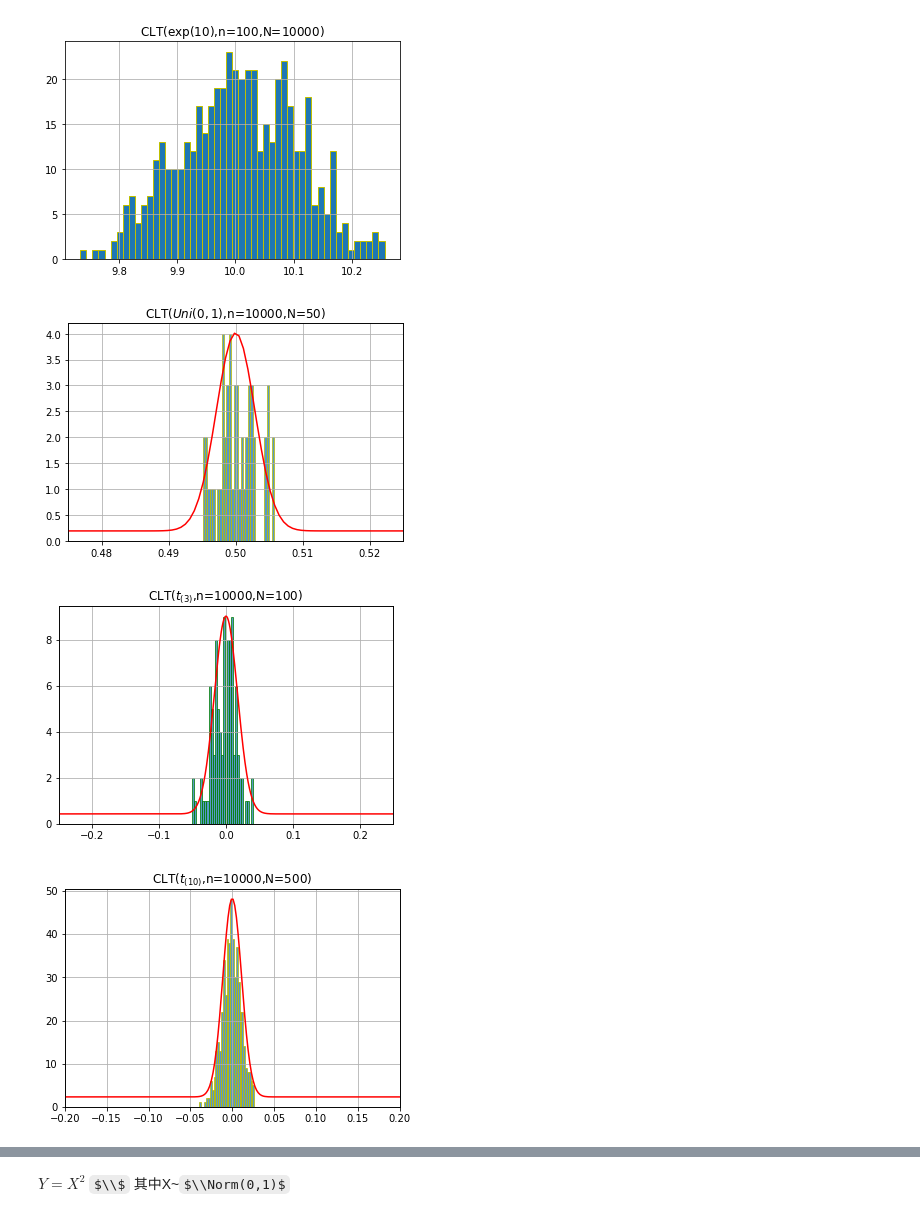
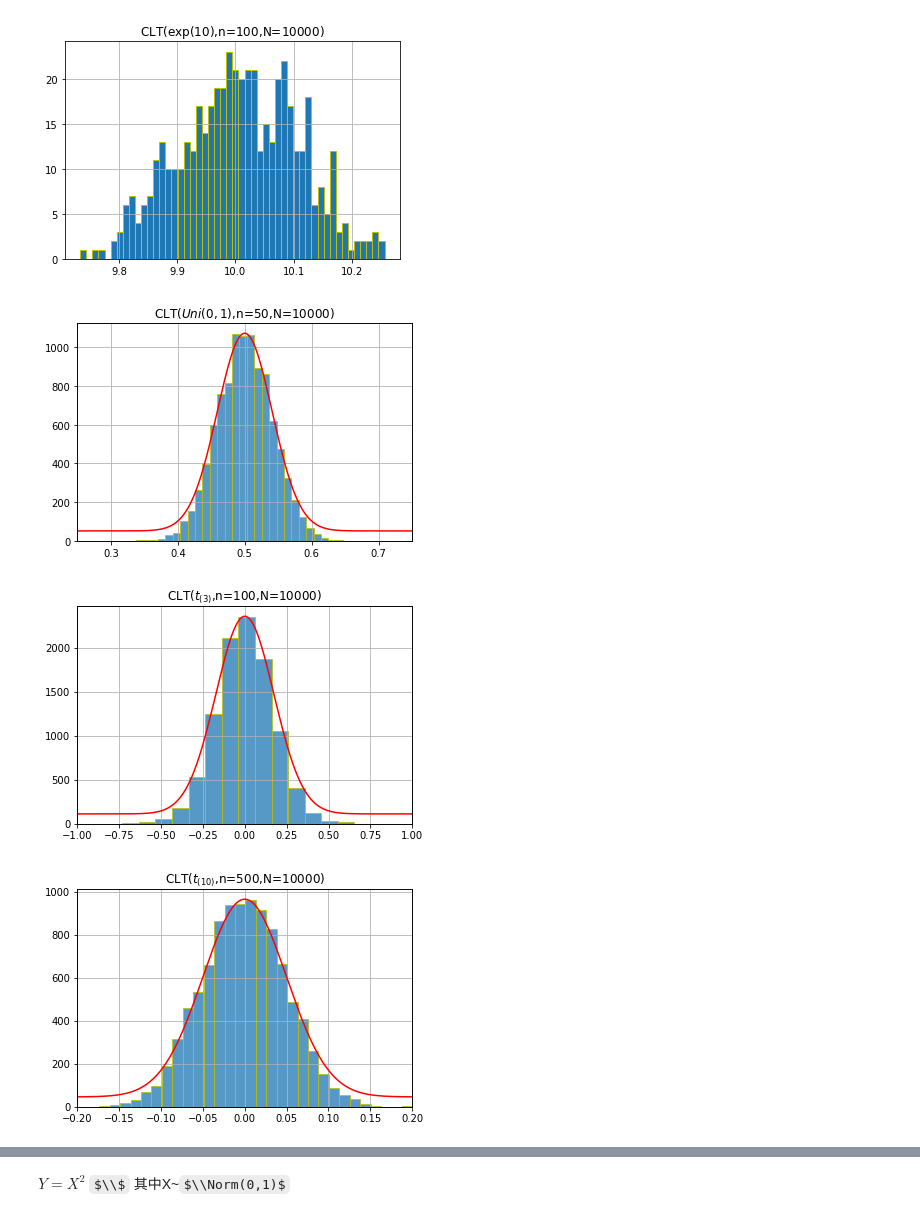
Before and after one commit to aceaceace123/Maching-Learning, a Jupyter notebook: hw3.ipynb, the cells around one changed output, grey strips where cells are left out. Drawn from its saved outputs; the diff is of its cells as text; code cells hidden in the pictures; some formulas as TeX source.

```diff
--- a/hw3.ipynb
+++ b/hw3.ipynb
@@ -363,7 +363,7 @@ plt.show()
 # %% [output]
 [figure]
 # %%
-n,N=10000,50#N母體n每次的樣本個數
+N,n=10000,50#N母體n每次的樣本個數
 bins=30
 rng=np.random.default_rng(5)
 x5=rng.uniform(0,1,size=(N,n))
@@ -372,40 +372,40 @@ x_bar=x5.mean(axis=1)#axis=1表示行
 fig, ax1 = plt.subplots()
 ax2 = ax1.twinx()
 ax1.hist(x_bar,color='tab:blue', alpha=0.75,bins=bins,edgecolor='y')
-ax1.set_xlim(0.475,0.525)
+ax1.set_xlim(0.25,0.75)
 b=np.linspace(-1,1,3000)
 y=norm.pdf(b,0.5,1/(np.sqrt(12*n)))
 ax2.plot(b,y,color='r')
 ax2.set_yticks([])
 ax1.grid(True)
 plt.title('CLT($Uni(0,1)$,n={},N={})'.format(n,N))
-plt.savefig(img_dir+'hw3uni.png', format='png')
+plt.savefig(img_dir+'hw3uni.pdf', format='pdf')
 plt.show()
 # %% [output]
-[figure, old version]
+[figure, new version]
 # %%
-n,N=10000,100#N母體n每次的樣本個數
+N,n=10000,100#N母體n每次的樣本個數
 bins=30
 rng=np.random.default_rng(5)
 x6=rng.standard_t(3,size=(N,n))
 x_bar=x6.mean(axis=1)#axis=1表示行
 # plt.hist(x_bar,bins=bins,edgecolor='g')
 fig, ax1 = plt.subplots()
 ax2 = ax1.twinx()
-ax1.hist(x_bar,color='tab:blue', alpha=0.75,bins=bins,edgecolor='g')
-ax1.set_xlim(-0.25,0.25)
+ax1.hist(x_bar,color='tab:blue', alpha=0.75,bins=bins,edgecolor='y')
+ax1.set_xlim(-1,1)
 b=np.linspace(-1,1,3000)
 y=norm.pdf(b,0.0,np.sqrt(3)/np.sqrt(n))
 ax2.plot(b,y,color='r')
 ax2.set_yticks([])
 plt.title('CLT($t_{{(3)}}$,n={},N={})'.format(n,N))
 ax1.grid(True)
-plt.savefig(img_dir+'hw3t3.png', format='png')
+plt.savefig(img_dir+'hw3t3.pdf', format='pdf')
 plt.show()
 # %% [output]
-[figure, old version]
+[figure, new version]
 # %%
-n,N=10000,500#N母體n每次的樣本個數
+N,n=10000,500#N母體n每次的樣本個數
 bins=30
 rng=np.random.default_rng(5)
 x6=rng.standard_t(10,size=(N,n))
@@ -421,8 +421,8 @@ ax2.plot(b,y,color='r')
 ax2.set_yticks([])
 ax1.grid(True)
 plt.title('CLT($t_{{(10)}}$,n={},N={})'.format(n,N))
-plt.savefig(img_dir+'hw3t10.png', format='png')
+plt.savefig(img_dir+'hw3t10.pdf', format='pdf')
 plt.show()
 # %% [output]
-[figure, old version]
+[figure, new version]
 # %%
```
Also changed, not shown: parts of 6 cells of this notebook.
